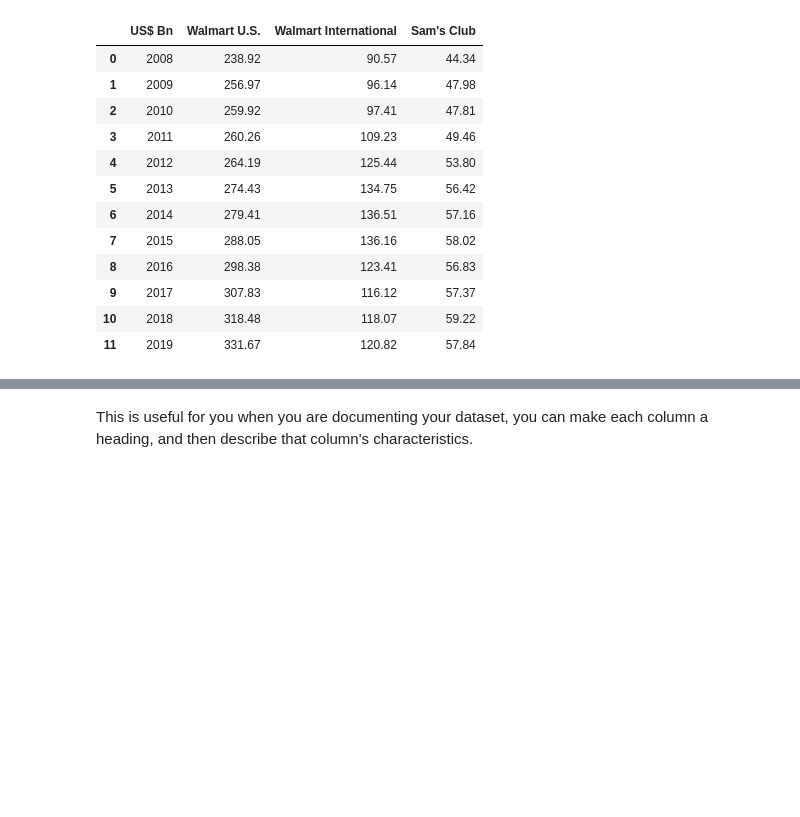
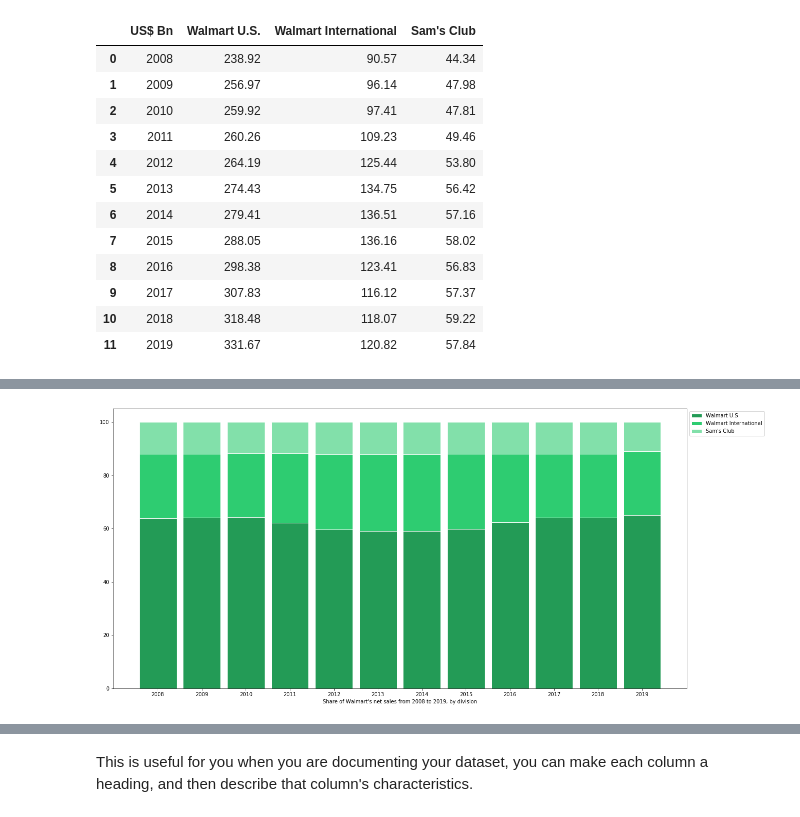
Before and after one commit to raphxcha/Open-data-project, a Jupyter notebook: WalmartOpenDataProject.ipynb, the cells around one changed output, grey strips where cells are left out. Cells and saved outputs as stored; diff of their text form; code cells hidden in the pictures; blank space fills up the shorter version.

```diff
--- a/WalmartOpenDataProject.ipynb
+++ b/WalmartOpenDataProject.ipynb
@@ -230,0 +227,41 @@ NameError: name 'size' is not defined
+# %%
+# libraries
+import numpy as np
+import matplotlib.pyplot as plt
+from matplotlib import rc
+import pandas as pd
+
+# Data
+r = [0,1,2,3,4,5,6,7,8,9,10,11]
+raw_data = {'greenBars': [63.9, 64.0, 64.2, 62.1, 59.6, 59.0, 59.0, 59.8, 62.3, 64.0, 64.0, 65.0], 'orangeBars': [24.2, 24.0, 24.0, 26.1, 28.3,  28.9, 28.9, 28.2, 25.8, 24.1, 24.0, 24.0],'blueBars': [11.9, 12.0, 11.8, 11.8, 12.1, 12.1, 12.1, 12.0, 11.9, 11.9, 12.0, 11.0]}
+df = pd.DataFrame(raw_data)
+
+# From raw value to percentage
+totals = [i+j+k for i,j,k in zip(df['greenBars'], df['orangeBars'], df['blueBars'])]
+greenBars = [i / j * 100 for i,j in zip(df['greenBars'], totals)]
+orangeBars = [i / j * 100 for i,j in zip(df['orangeBars'], totals)]
+blueBars = [i / j * 100 for i,j in zip(df['blueBars'], totals)]
+
+# plot
+barWidth = 0.85
+names = ('2008', '2009', '2010', '2011', '2012', '2013', '2014', '2015', '2016', '2017', '2018', '2019')
+
+# Create green Bars
+plt.bar(r, greenBars, color='#239B56', edgecolor='white', width=barWidth, label="Walmart U.S")
+# Create orange Bars
+plt.bar(r, orangeBars, bottom=greenBars, color='#2ECC71', edgecolor='white', width=barWidth, label="Walmart International")
+# Create blue Bars
+plt.bar(r, blueBars, bottom=[i+j for i,j in zip(greenBars, orangeBars)], color='#82E0AA', edgecolor='white', width=barWidth, label="Sam's Club")
+
+# Custom x axis
+plt.xticks(r, names)
+plt.xlabel("Share of Walmart's net sales from 2008 to 2019, by division")
+
+# Add a legend
+plt.legend(loc='upper left', bbox_to_anchor=(1,1), ncol=1)
+
+# Show graphic
+ax.set_title("Share of Walmart's net sales from 2008 to 2019, by division")
+plt.show()
+# %% [output]
+[figure, added]
```
Also changed, not shown: parts of 28 cells of this notebook.
